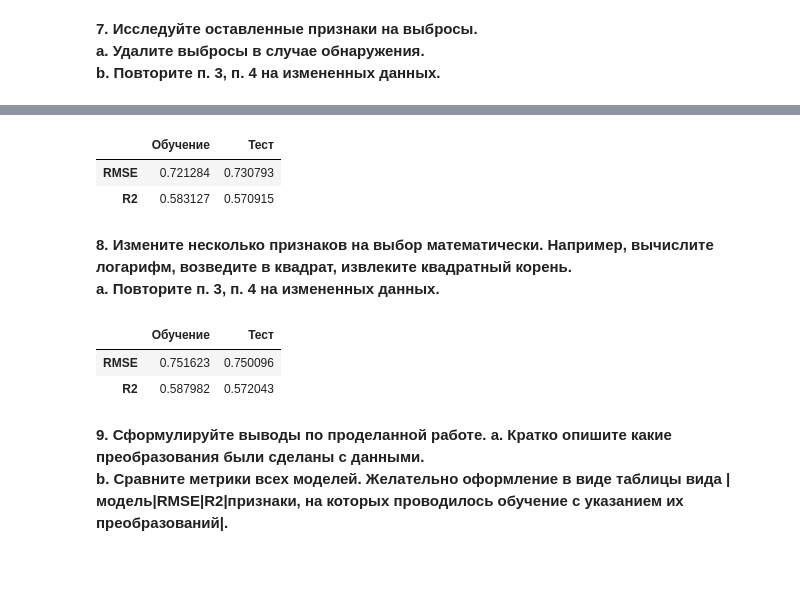
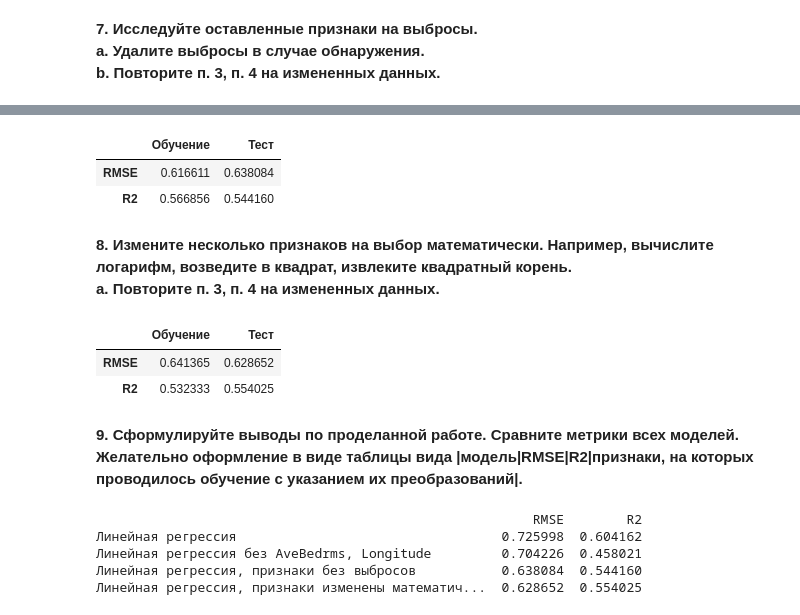
Before and after one commit to adtitovich/dsml-17, a Jupyter notebook: m5.ipynb, the cells around one changed output, grey strips where cells are left out. Drawn from its saved outputs; the diff is of its cells as text; code cells hidden in the pictures; blank space fills up the shorter version.

```diff
--- a/m5.ipynb
+++ b/m5.ipynb
@@ -59,6 +59,10 @@ X_train, X_test, y_train, y_test = train_test_split(X, y, test_size=0.2, random_
 model = LinearRegression().fit(X_train, y_train)
 # %%
 # вычисляем метрики
+df_metrics = pd.DataFrame({'RMSE':[mean_squared_error(y_test, model.predict(X_test), squared=False)],
+                           'R2':[r2_score(y_test, model.predict(X_test))]},
+                          index = ['Линейная регрессия'])
+
 pd.DataFrame({'Обучение':[mean_squared_error(y_train, model.predict(X_train), squared=False),
                           r2_score(y_train, model.predict(X_train))],
               'Тест':[mean_squared_error(y_test, model.predict(X_test), squared=False),
@@ -82,3 +86,9 @@ ax.boxplot(y, vert=False, flierprops=red_square)
 plt.show()
 # %% [output]
 [figure]
+# %%
+# границы "усов"
+iqr = y.quantile(0.75) - y.quantile(0.25)
+lower_bound = y.quantile(0.25)-1.5*iqr
+upper_bound = y.quantile(0.75)+1.5*iqr
+print(lower_bound, upper_bound)
@@ -87,3 +99,6 @@ plt.show()
+# %%
+#отбросим эти выбросы
+data = data[data['MedHouseVal'] <= upper_bound]
 # %% [markdown]
 **6. Посчитайте и выведите корреляционную матрицу. Убедитесь, что ячейки матрицы поделены на цветные категории, в ячейках указано числовое значение корреляции.
 a. Сделайте выводы.
@@ -99,8 +114,11 @@ plt.show()
 У переменных AveRooms и	AveBedrms сильная положительная связь. У переменных Latitude и Longitude - сильная отрицательная связь.
 У целевой переменной сильная корреляция с MedInc
 # %%
+X = data.drop(columns = ['MedHouseVal'])
+y = data['MedHouseVal']
+
 # удалим признаки AveRooms и Longitude
-X = X.drop(columns=['AveRooms', 'Longitude'])
+X = X.drop(columns=['AveBedrms', 'Longitude'])
 
 # делим выборку
 X_train, X_test, y_train, y_test = train_test_split(X, y, test_size=0.2, random_state=16)
@@ -109,6 +127,9 @@ X_train, X_test, y_train, y_test = train_test_split(X, y, test_size=0.2, random_
 model = LinearRegression().fit(X_train, y_train)
 
 # вычисляем метрики
+df_metrics.loc['Линейная регрессия без AveBedrms, Longitude'] = [mean_squared_error(y_test, model.predict(X_test), squared=False),
+                                                                 r2_score(y_test, model.predict(X_test))]
+
 pd.DataFrame({'Обучение':[mean_squared_error(y_train, model.predict(X_train), squared=False),
                           r2_score(y_train, model.predict(X_train))],
               'Тест':[mean_squared_error(y_test, model.predict(X_test), squared=False),
@@ -196,21 +183,24 @@ X
 X_iforest, y_iforest = X[(y_pred != -1)], y[(y_pred != -1)]
 # %%
 # делим выборку
-X_train, X_test, y_train, y_test = train_test_split(X_iforest, y_iforest, test_size=0.2, random_state=32)
+X_train, X_test, y_train, y_test = train_test_split(X_iforest, y_iforest, test_size=0.2, random_state=16)
 
 # строим модель
 model = LinearRegression().fit(X_train, y_train)
 
 # вычисляем метрики
+df_metrics.loc['Линейная регрессия, признаки без выбросов'] = [mean_squared_error(y_test, model.predict(X_test), squared=False),
+                                                                 r2_score(y_test, model.predict(X_test))]
+
 pd.DataFrame({'Обучение':[mean_squared_error(y_train, model.predict(X_train), squared=False),
                           r2_score(y_train, model.predict(X_train))],
               'Тест':[mean_squared_error(y_test, model.predict(X_test), squared=False),
                       r2_score(y_test, model.predict(X_test))]},
              index = ['RMSE', 'R2'])
 # %% [output]
 |  | Обучение | Тест |
-| RMSE | 0.721284 | 0.730793 |
-| R2 | 0.583127 | 0.570915 |
+| RMSE | 0.616611 | 0.638084 |
+| R2 | 0.566856 | 0.544160 |
 # %% [markdown]
 **8. Измените несколько признаков на выбор математически. Например, вычислите логарифм, возведите в квадрат, извлеките квадратный корень.
 a. Повторите п. 3, п. 4 на измененных данных.**
@@ -228,6 +218,9 @@ X_train, X_test, y_train, y_test = train_test_split(X_iforest, y_iforest, test_s
 model = LinearRegression().fit(X_train, y_train)
 
 # вычисляем метрики
+df_metrics.loc['Линейная регрессия, признаки изменены математически'] = [mean_squared_error(y_test, model.predict(X_test), squared=False),
+                                                                 r2_score(y_test, model.predict(X_test))]
+
 pd.DataFrame({'Обучение':[mean_squared_error(y_train, model.predict(X_train), squared=False),
                           r2_score(y_train, model.predict(X_train))],
               'Тест':[mean_squared_error(y_test, model.predict(X_test), squared=False),
@@ -235,9 +228,16 @@ pd.DataFrame({'Обучение':[mean_squared_error(y_train, model.predict(X_tr
              index = ['RMSE', 'R2'])
 # %% [output]
 |  | Обучение | Тест |
-| RMSE | 0.751623 | 0.750096 |
-| R2 | 0.587982 | 0.572043 |
+| RMSE | 0.641365 | 0.628652 |
+| R2 | 0.532333 | 0.554025 |
 # %% [markdown]
 **9. Сформулируйте выводы по проделанной работе.
-a. Кратко опишите какие преобразования были сделаны с данными.
-b. Сравните метрики всех моделей. Желательно оформление в виде таблицы вида |модель|RMSE|R2|признаки, на которых проводилось обучение с указанием их преобразований|.**
+ Сравните метрики всех моделей. Желательно оформление в виде таблицы вида |модель|RMSE|R2|признаки, на которых проводилось обучение с указанием их преобразований|.**
+# %%
+print(df_metrics)
+# %% [output]
+                                                        RMSE        R2
+Линейная регрессия                                  0.725998  0.604162
+Линейная регрессия без AveBedrms, Longitude         0.704226  0.458021
+Линейная регрессия, признаки без выбросов           0.638084  0.544160
+Линейная регрессия, признаки изменены математич...  0.628652  0.554025
```
Also changed, not shown: parts of 10 cells of this notebook.
